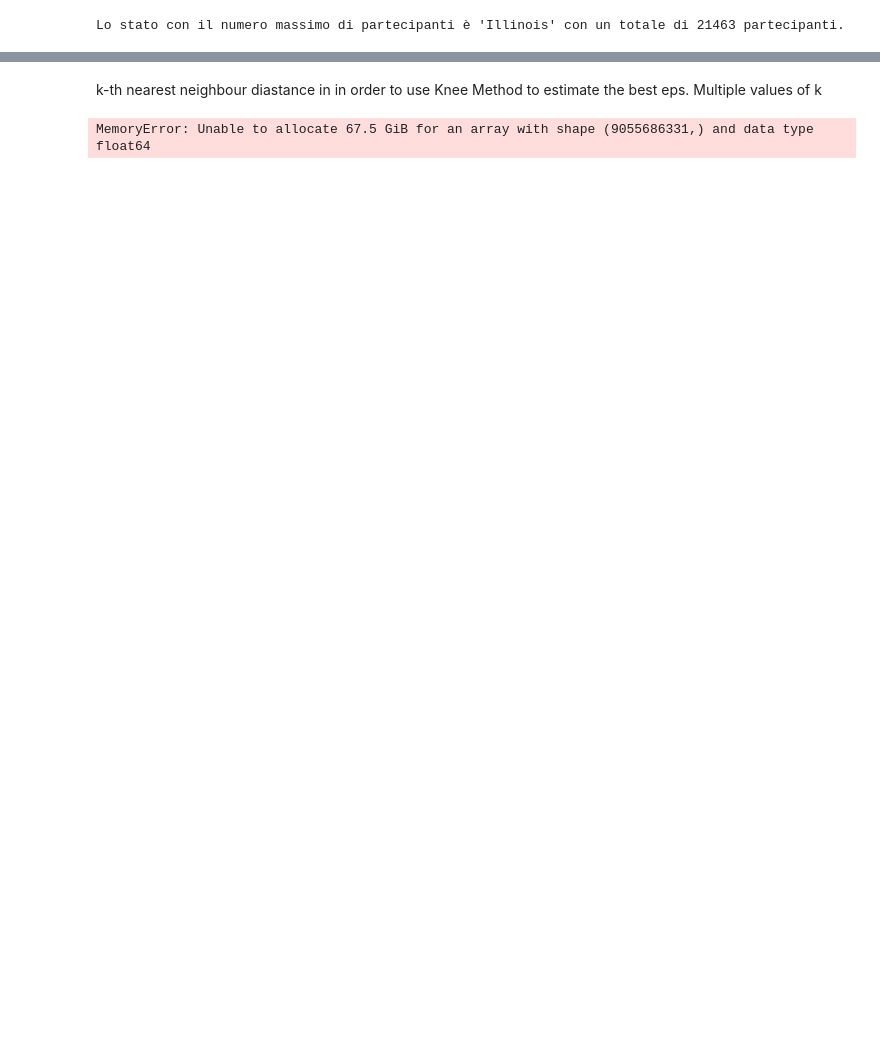
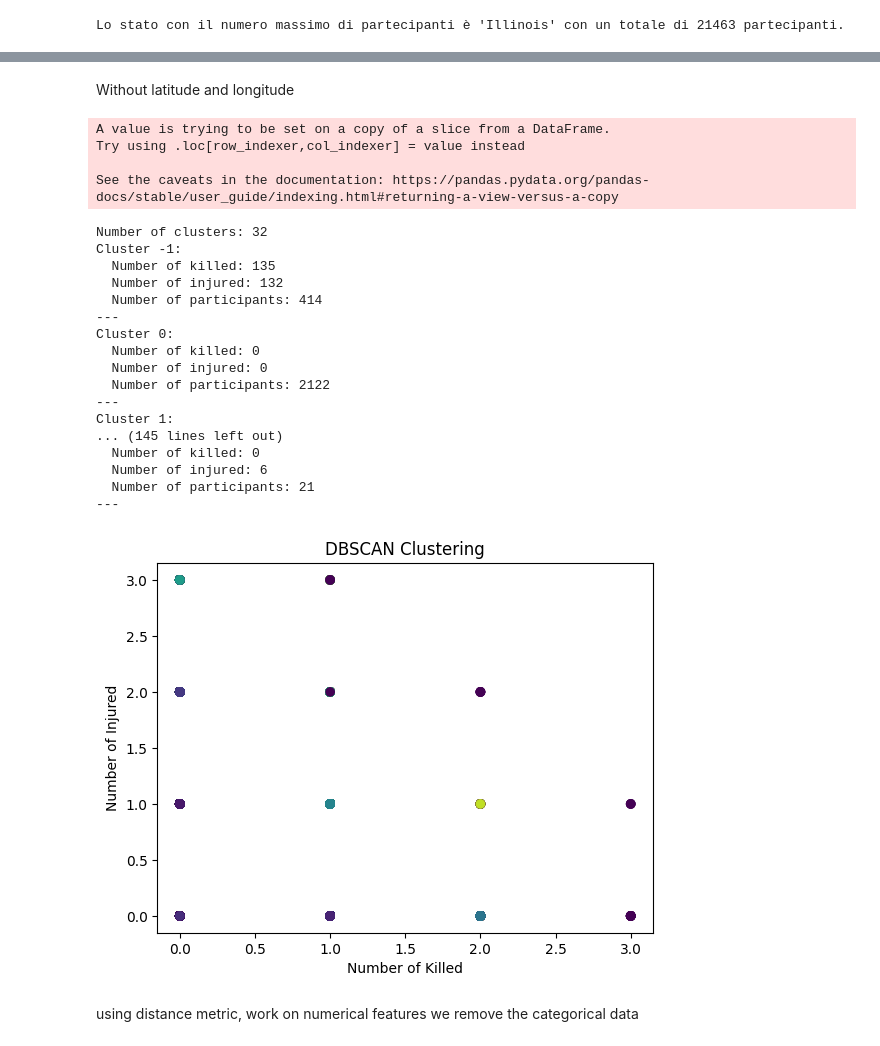
Before and after one commit to TheDarkPyotr/DataMining2023, a Jupyter notebook: source/Task2_clustering_Analysis_step2.ipynb, the cells around one changed output, grey strips where cells are left out. Drawn from its saved outputs; the diff is of its cells as text; code cells hidden in the pictures; blank space fills up the shorter version.

Commit message:
some trials on dbscan

```diff
--- a/source/Task2_clustering_Analysis_step2.ipynb
+++ b/source/Task2_clustering_Analysis_step2.ipynb
@@ -105,2 +106,0 @@ See the caveats in the documentation: https://pandas.pydata.org/pandas-docs/stab
-# %% [markdown]
-k-th nearest neighbour diastance in in order to use Knee Method to estimate the best eps. Multiple values of k
@@ -162,5 +107,70 @@ def db_scan_function (X, eps_list, minpts_list, max_iter_value=300):
-# %%
-
-calc_k_nn_dist_graph(X_std, 0.03, 0.13)
-# %% [output]
-MemoryError: Unable to allocate 67.5 GiB for an array with shape (9055686331,) and data type float64
+# %% [markdown]
+Without latitude and longitude
+# %%
+# Filtra il DataFrame per lo stato dell'Illinois
+df_fil = df_merged_clusterB[df_merged_clusterB['state'] == 'Illinois']
+
+# Seleziona le colonne rilevanti per il clustering
+selected_col = ['n_killed', 'n_injured', 'n_participants', 'males_to_females_ratio', 'n_participants_teen', 'min_age_participants']
+Z = state_df[selected_col]
+
+# Standardizza i dati Z-score
+scaler = StandardScaler()
+Z_scaled = scaler.fit_transform(Z)
+
+# Esegui DBSCAN
+eps = 1.5  # Sostituisci con il valore appropriato
+min_samples = 5  # Sostituisci con il valore appropriato
+dbscan = DBSCAN(eps=eps, min_samples=min_samples)
+state_df['cluster'] = dbscan.fit_predict(Z_scaled)
+
+# Analisi dei parametri di clustering
+n_clusters = len(set(state_df['cluster'])) - (1 if -1 in state_df['cluster'] else 0)
+print(f'Number of clusters: {n_clusters}')
+
+# Caratterizzazione e interpretazione dei cluster
+cluster_stats = state_df.groupby('cluster').agg({
+    'n_killed': 'sum',
+    'n_injured': 'sum',
+    'n_participants': 'sum'
+})
+
+# Visualizzazione dei risultati
+for cluster_id, row in cluster_stats.iterrows():
+    print(f'Cluster {cluster_id}:')
+    print(f'  Number of killed: {row["n_killed"]}')
+    print(f'  Number of injured: {row["n_injured"]}')
+    print(f'  Number of participants: {row["n_participants"]}')
+    print('---')
+
+# Visualizzazione della distribuzione dei cluster sulla mappa (uso solo a scopo illustrativo)
+plt.scatter(state_df['n_killed'], state_df['n_injured'], c=state_df['cluster'], cmap='viridis')
+plt.title('DBSCAN Clustering')
+plt.xlabel('Number of Killed')
+plt.ylabel('Number of Injured')
+plt.show()
+# %% [output]
+A value is trying to be set on a copy of a slice from a DataFrame.
+Try using .loc[row_indexer,col_indexer] = value instead
+
+See the caveats in the documentation: https://pandas.pydata.org/pandas-docs/stable/user_guide/indexing.html#returning-a-view-versus-a-copy
+Number of clusters: 32
+Cluster -1:
+  Number of killed: 135
+  Number of injured: 132
+  Number of participants: 414
+---
+Cluster 0:
+  Number of killed: 0
+  Number of injured: 0
+  Number of participants: 2122
+---
+Cluster 1:
+... (145 lines left out)
+  Number of killed: 0
+  Number of injured: 6
+  Number of participants: 21
+---
+[figure, added]
+# %% [markdown]
+using distance metric, work on numerical features we remove the categorical data
```
Also changed, not shown: parts of 20 cells of this notebook.
